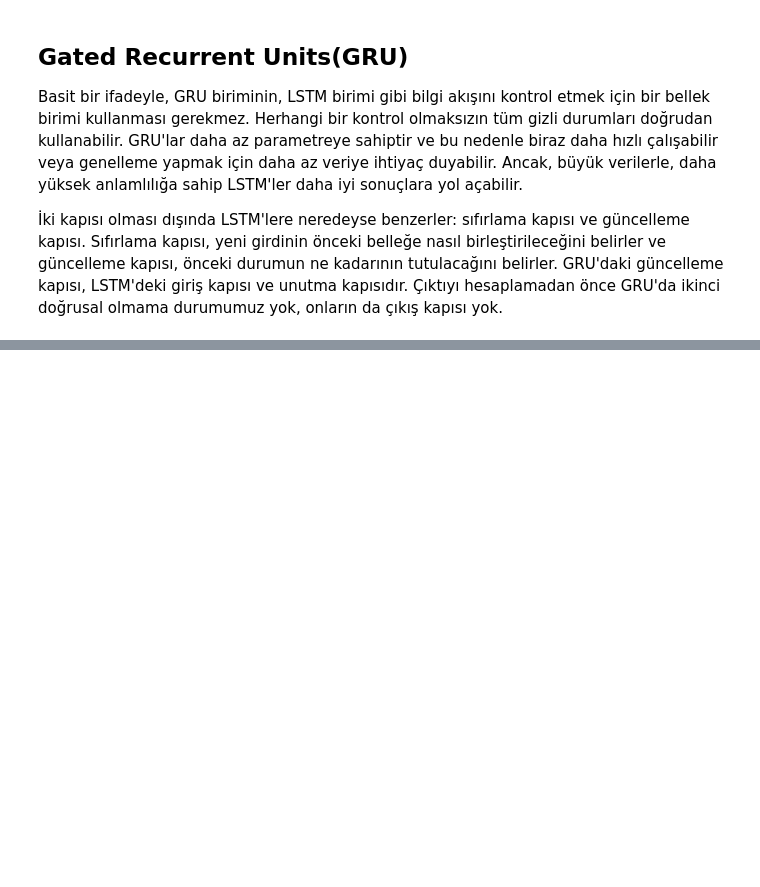
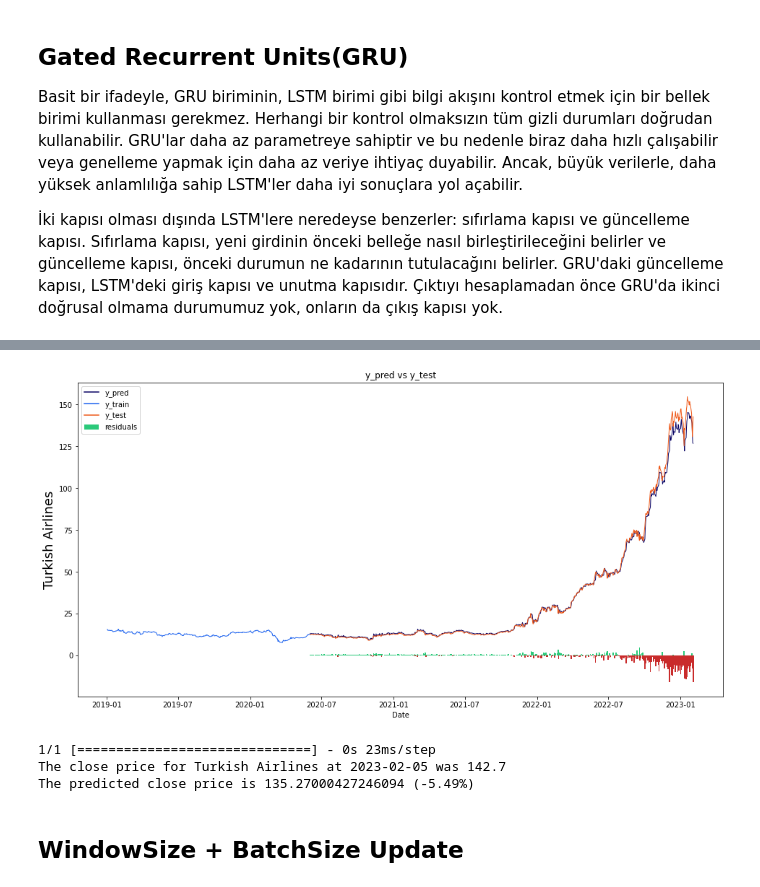
Before and after one commit to mustafaktaas/Python_StockPricePrediction_MachineLearning, a Jupyter notebook: StockPricePrediction_GRU.ipynb, the cells around one changed output, grey strips where cells are left out. Saved outputs shown, nothing was run; the diff lists cells and outputs as text; code cells hidden in the pictures; blank space fills up the shorter version.

```diff
--- a/StockPricePrediction_GRU.ipynb
+++ b/StockPricePrediction_GRU.ipynb
@@ -183,0 +281,59 @@ Basit bir ifadeyle, GRU biriminin, LSTM birimi gibi bilgi akışını kontrol et
+# %%
+# Tarihin görüntülendiği tarih
+display_start_date = "2019-01-01"
+
+# Geçerli ve tahmini fiyatlar arasındaki fark
+train = pd.DataFrame(data_filtered_ext['Close'][:train_data_len + 1]).rename(columns={'Close': 'y_train'})
+valid = pd.DataFrame(data_filtered_ext['Close'][train_data_len:]).rename(columns={'Close': 'y_test'})
+valid.insert(1, "y_pred", y_pred, True)
+valid.insert(1, "residuals", valid["y_pred"] - valid["y_test"], True)
+df_union = pd.concat([train, valid])
+
+# Daha yakın bir zaman dilimine yakınlaştırın
+df_union_zoom = df_union[df_union.index > display_start_date]
+
+fig, ax1 = plt.subplots(figsize=(16, 8))
+plt.title("y_pred vs y_test")
+plt.ylabel(stockname, fontsize=18)
+sns.set_palette(["#090364", "#1960EF", "#EF5919"])
+sns.lineplot(data=df_union_zoom[['y_pred', 'y_train', 'y_test']], linewidth=1.0, dashes=False, ax=ax1)
+
+# Farkların grafiği
+df_sub = ["#2BC97A" if x > 0 else "#C92B2B" for x in df_union_zoom["residuals"].dropna()]
+ax1.bar(height=df_union_zoom['residuals'].dropna(), x=df_union_zoom['residuals'].dropna().index, width=3, label='residuals', color=df_sub)
+plt.legend()
+plt.show()
+# %% [output]
+[figure, added]
+# %%
+df_temp = df[-sequence_length:]
+new_df = df_temp.filter(FEATURES)
+
+N = sequence_length
+
+# Son N günlük kapanış fiyatı değerlerini alın ve verileri 0 ile 1 arasında değerler olacak şekilde ölçeklendirin
+last_N_days = new_df[-sequence_length:].values
+last_N_days_scaled = scaler.transform(last_N_days)
+
+# Boş bir liste oluşturun ve son N günü ekleyin
+X_test_new = []
+X_test_new.append(last_N_days_scaled)
+
+# X_test veri kümesini numpy dizisine dönüştürün ve verileri tekrar eski haline çevirin
+pred_price_scaled = model.predict(np.array(X_test_new))
+pred_price_unscaled = scaler_pred.inverse_transform(pred_price_scaled.reshape(-1, 1))
+
+# Bir sonraki gün için son fiyatı ve tahmini fiyatı yazdırın
+price_today = np.round(new_df['Close'][-1], 2)
+predicted_price = np.round(pred_price_unscaled.ravel()[0], 2)
+change_percent = np.round(100 - (price_today * 100)/predicted_price, 2)
+
+plus = '+'; minus = ''
+print(f'The close price for {stockname} at {end_date} was {price_today}')
+print(f'The predicted close price is {predicted_price} ({plus if change_percent > 0 else minus}{change_percent}%)')
+# %% [output]
+1/1 [==============================] - 0s 23ms/step
+The close price for Turkish Airlines at 2023-02-05 was 142.7
+The predicted close price is 135.27000427246094 (-5.49%)
+# %% [markdown]
+## WindowSize + BatchSize Update
```
Also changed, not shown: parts of 47 cells of this notebook.
